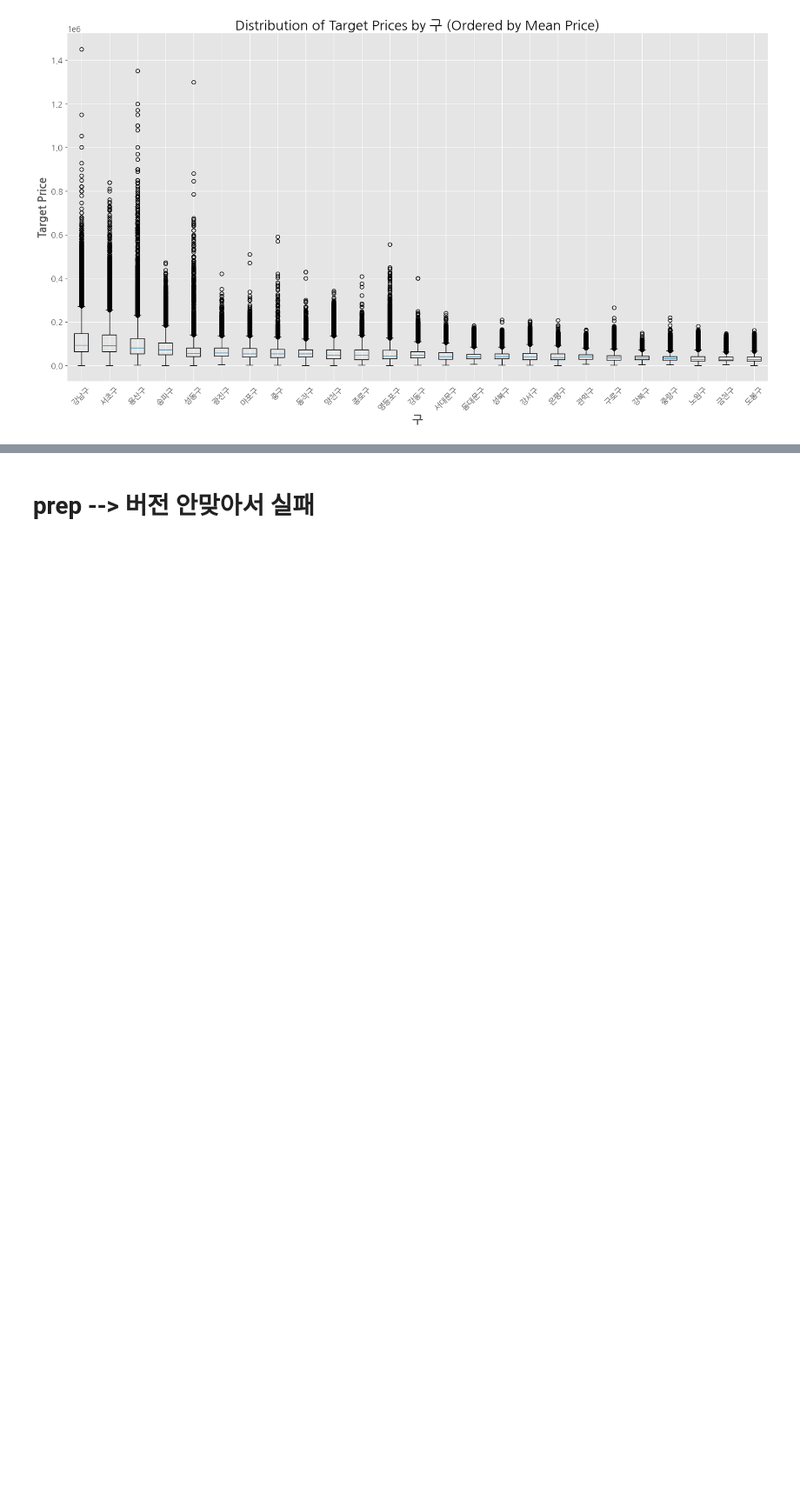
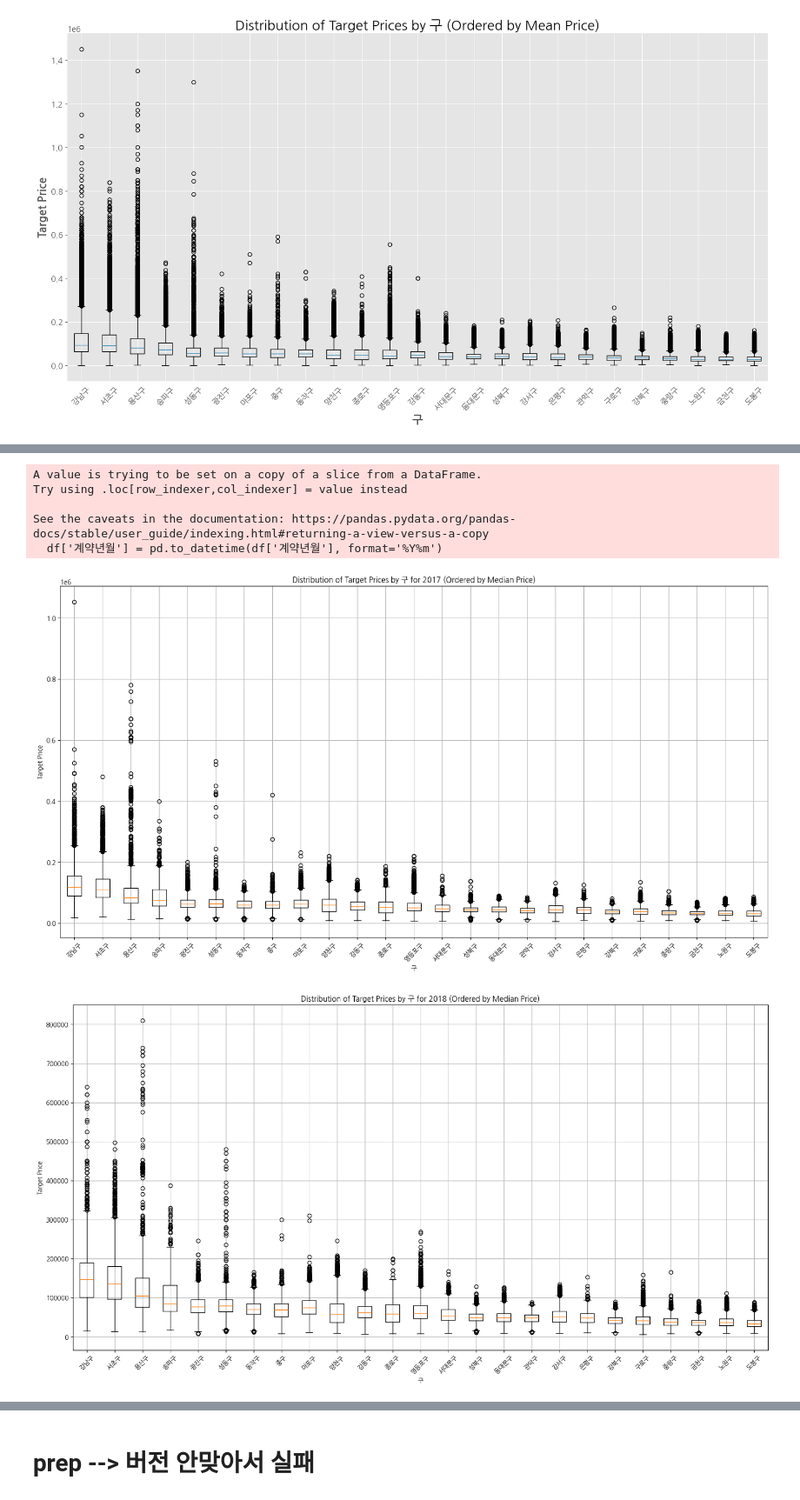
Before and after one commit to UpstageAILab3/upstage-ml-regression-ml5-pub, a Jupyter notebook: notebook/EDA.ipynb, the cells around one changed output, grey strips where cells are left out. Shown at 87% size. Cells and saved outputs as stored; diff of their text form; code cells hidden in the pictures; blank space fills up the shorter version.

```diff
--- a/notebook/EDA.ipynb
+++ b/notebook/EDA.ipynb
@@ -20,14 +23,25 @@ PATH = r"/data/ephemeral/home/yjl/upstage-ml-regression-ml5/data"
 train = pd.read_csv(os.path.join(PATH, "train.csv")) # (1118822, 52)
 test = pd.read_csv(os.path.join(PATH, "test.csv")) # (9272, 51)
 train_test = pd.read_csv(os.path.join(PATH, "train_test.csv")) # (1128094, 53)
+train_test_final = pd.read_csv(os.path.join(PATH, "train_test_final.csv")) # 컬럼 추림
+train_test_seoul_apart = pd.read_csv(os.path.join(PATH, "train_test_seoul_apart.csv")) #
+trainset = pd.read_csv(os.path.join(PATH, "trainset.csv")) #
+reconstruction = pd.read_csv(os.path.join(PATH, "reconstruction.csv"), encoding='CP949')
 subway_feature = pd.read_csv(os.path.join(PATH, "subway_feature.csv"))
 sample_submission = pd.read_csv(os.path.join(PATH, "sample_submission.csv"))
 bus_feature = pd.read_csv(os.path.join(PATH, "bus_feature.csv"))
-seoul_apart = pd.read_csv(os.path.join(PATH, "seoul_apart.csv")) # (2792, 47)
+seoul_apart = pd.read_csv(r"/data/ephemeral/home/yjl/upstage-ml-regression-ml5/data/seoul_apart.csv")
+seoul_apart_jimi = pd.read_excel(r'/data/ephemeral/home/yjl/upstage-ml-regression-ml5/data/서울시 공동주택 관리 현황 (2023.12.31.기준)_수정본.xlsx')
+reconstruction_modified = pd.read_csv(r"/data/ephemeral/home/yjl/upstage-ml-regression-ml5/data/reconstruction_modified.csv", encoding='CP949')
 # 출처: https://data.seoul.go.kr/dataList/OA-15818/S/1/datasetView.do 서울시 공동주택 아파트 정보
 doroaddress = pd.read_csv(os.path.join(PATH, "doroaddress.csv")) # (8325, 7)
 bunjiaddress = pd.read_csv(os.path.join(PATH, "bunjiaddress.csv")) # (8954, 1)
 # 출처: https://www.juso.go.kr/CommonPageLink.do?link=/support/AddressTransform 100만건 이하 주소전환
+station_distance = pd.read_csv(os.path.join(PATH, "station_distance.csv"))
+# match_build_seoul = pd.read_csv(os.path.join(PATH, "match_build_seoul.csv")) # (599943, 38)
+match_build_seoul_for_model = pd.read_csv(os.path.join(PATH, "match_build_seoul_for_model.csv")) # (31377, 7)
+finance = pd.read_csv(os.path.join(PATH, "finance.csv"))
+trainset_0714 = pd.read_csv(os.path.join(PATH, "trainset_0714.csv"))
 # %% [markdown]
 # EDA
 # %% [markdown]
@@ -146,29 +167,40 @@ plt.show()
 # %%
 import pandas as pd
 import matplotlib.pyplot as plt
+import datetime as dt
+
+df = trainset_0714[trainset_0714['is_test']==0]
 
 # 데이터 준비
-train_test['계약년월일'] = pd.to_datetime(train_test['계약년월일'])
+df['계약년월'] = pd.to_datetime(df['계약년월'], format='%Y%m')
 
 # '구'별로 평균 'target'을 계산하고 정렬
-median_targets = train_test.groupby('구')['target'].median().sort_values(ascending=False)
+median_targets = df.groupby('구')['target'].median().sort_values(ascending=False)
 sorted_gus = median_targets.index  # 정렬된 '구' 목록
 
 # 각 연도별로 데이터 필터링 및 박스플롯 생성
-start_year = 2007
+start_year = 2017
 end_year = 2023
 for year in range(start_year, end_year + 1):
-    year_df = train_test[(train_test['계약년월일'].dt.year == year)]
+    year_df = df[(df['계약년월'].dt.year == year)]
 
     # 박스플롯 데이터 준비
     boxplot_data = [year_df[year_df['구'] == gu]['target'] for gu in sorted_gus]
 
     # 박스플롯 생성
     plt.figure(figsize=(20, 10))
     plt.boxplot(boxplot_data, labels=sorted_gus)
     plt.xticks(rotation=45)  # x축 레이블 회전
     plt.xlabel('구')
     plt.ylabel('Target Price')
     plt.title(f'Distribution of Target Prices by 구 for {year} (Ordered by Median Price)')
     plt.grid(True)
     plt.show()
+# %% [output]
+A value is trying to be set on a copy of a slice from a DataFrame.
+Try using .loc[row_indexer,col_indexer] = value instead
+
+See the caveats in the documentation: https://pandas.pydata.org/pandas-docs/stable/user_guide/indexing.html#returning-a-view-versus-a-copy
+  df['계약년월'] = pd.to_datetime(df['계약년월'], format='%Y%m')
+[figure, added]
+[figure, added]
```
Also changed, not shown: parts of 40 cells of this notebook.
